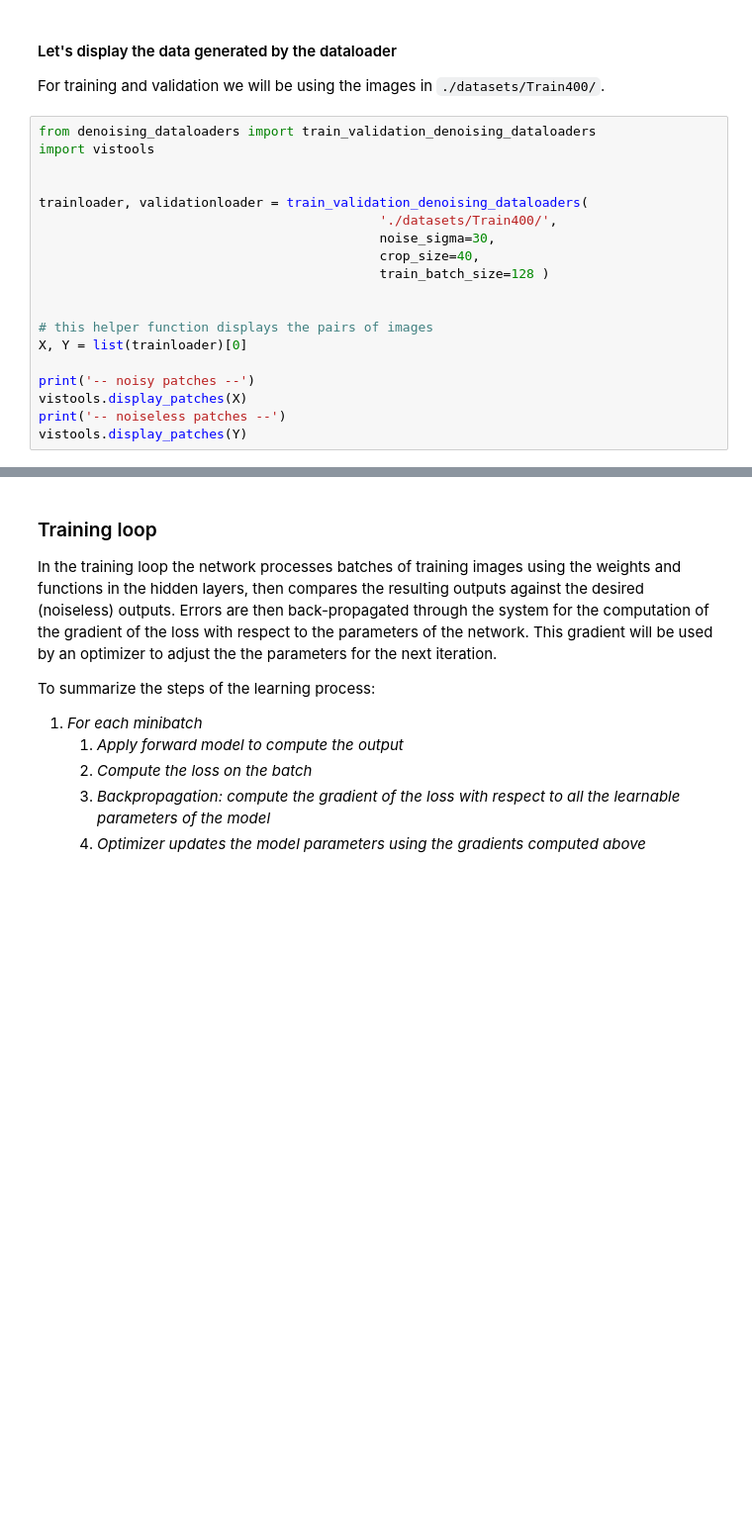
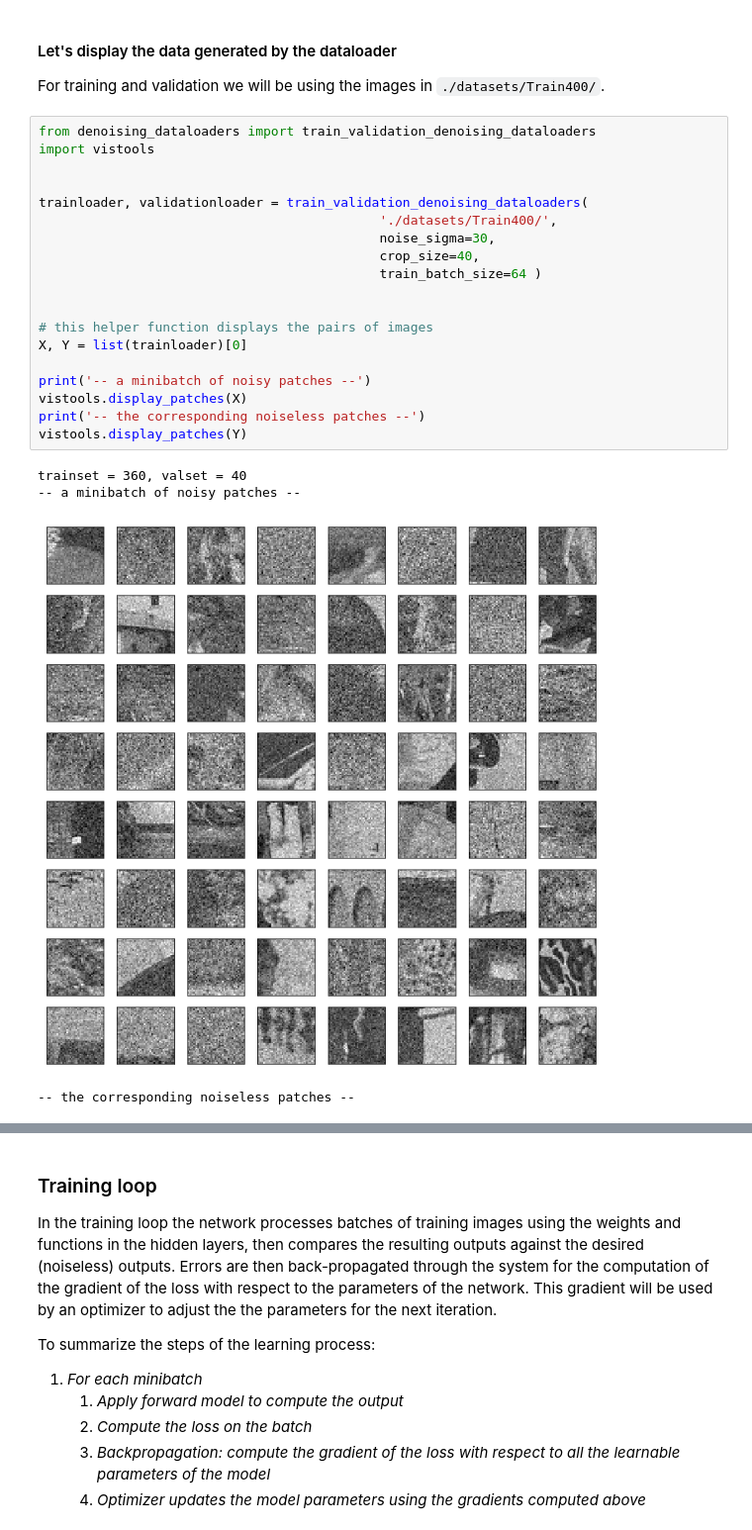
Before and after one commit to chlsl/MVA2018-denoising, a Jupyter notebook: TP CNN - draft.ipynb, the cells around one changed output, grey strips where cells are left out. Shown at 99% size. Saved outputs shown, nothing was run; the diff lists cells and outputs as text; blank space fills up the shorter version.

```diff
--- a/TP CNN - draft.ipynb
+++ b/TP CNN - draft.ipynb
@@ -323,19 +328,24 @@ For training and validation we will be using the images in `./datasets/Train400/
 # %%
 from denoising_dataloaders import train_validation_denoising_dataloaders
 import vistools
 
 
 trainloader, validationloader = train_validation_denoising_dataloaders(
                                             './datasets/Train400/',
                                             noise_sigma=30,
                                             crop_size=40,
-                                            train_batch_size=128 )
+                                            train_batch_size=64 )
 
 
 # this helper function displays the pairs of images
 X, Y = list(trainloader)[0]
 
-print('-- noisy patches --')
+print('-- a minibatch of noisy patches --')
 vistools.display_patches(X)
-print('-- noiseless patches --')
+print('-- the corresponding noiseless patches --')
 vistools.display_patches(Y)
+# %% [output]
+trainset = 360, valset = 40
+-- a minibatch of noisy patches --
+[figure, added]
+-- the corresponding noiseless patches --
```
Also changed, not shown: parts of 3 cells of this notebook, 1 other file.
